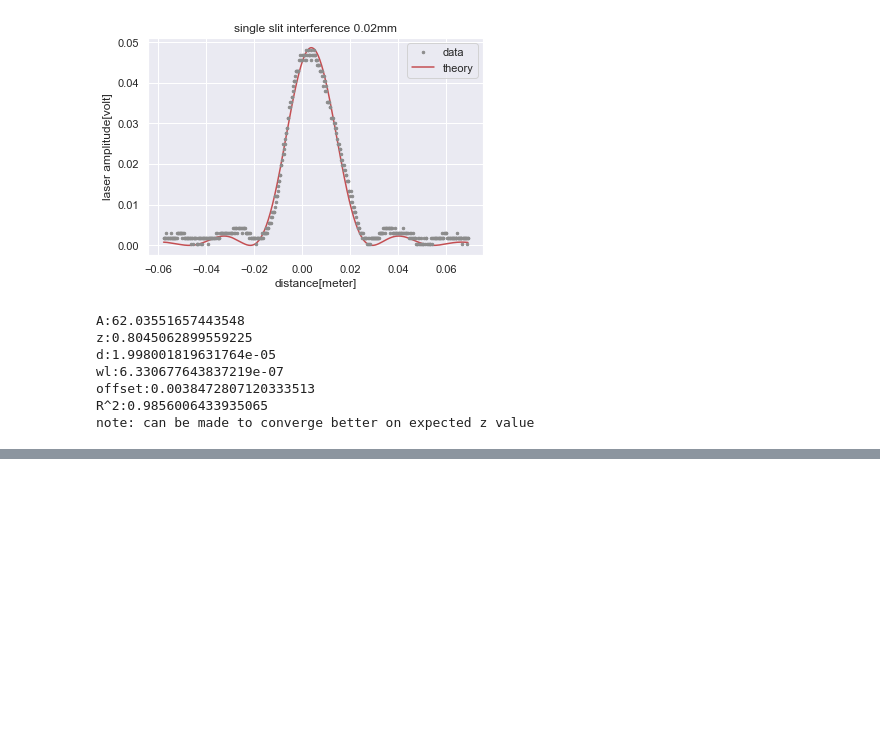
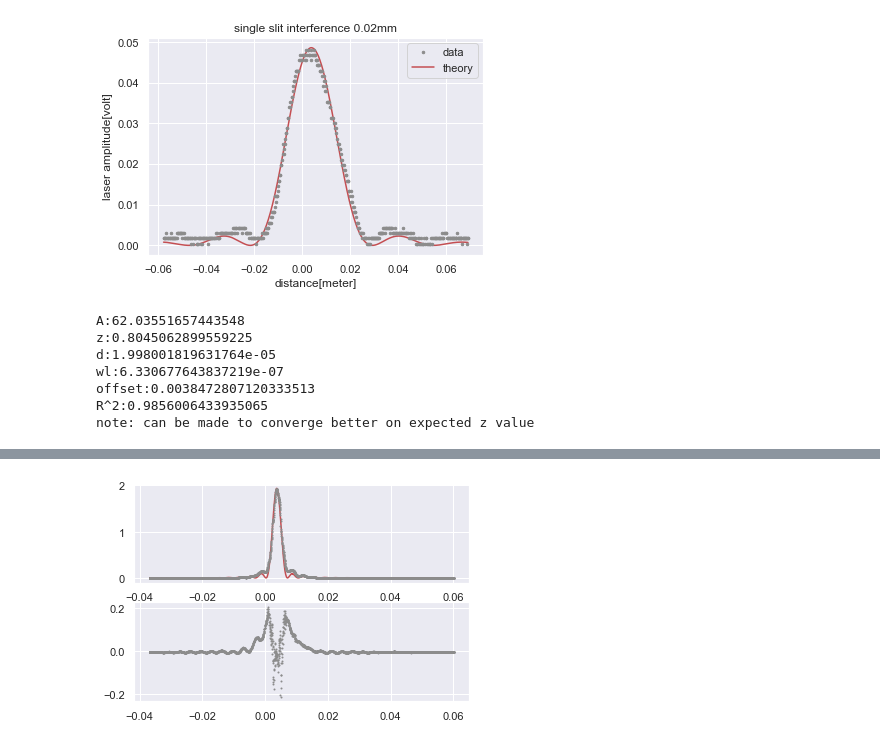
Before and after one commit to EdoMor/notebooks, a Jupyter notebook: edos single slit notebook.ipynb, the cells around one changed output, grey strips where cells are left out. Drawn from its saved outputs; the diff is of its cells as text; code cells hidden in the pictures; blank space fills up the shorter version.

```diff
--- a/edos single slit notebook.ipynb
+++ b/edos single slit notebook.ipynb
@@ -169,0 +172,19 @@ sbs.color_palette()
+# %%
+pname=['A', 'z', 'd', 'wl', 's', 'offset']
+
+z=0.855
+wl=(6.328*(10**(-7)))
+d=16.0e-5
+A=50
+s=0.5
+
+plt.subplot(211)
+plt.plot(xdata,ydata,'.',markersize=2,zorder=2,color=sbs.color_palette()[7])
+popt, pcov=fit.curve_fit(es.single_slit_model_with_integration,xdata,ydata,p0,bounds=bounds)
+plt.plot(xdata,es.single_slit_model_with_integration(xdata,*popt),zorder=1,color=sbs.color_palette()[3])
+plt.subplot(212)
+plt.plot(xdata,ydata-es.single_slit_model_with_integration(xdata,*popt),'.',markersize=2,zorder=2,color=sbs.color_palette()[7])
+plt.ylim()
+plt.show()
+for i in range(len(popt)): print(pname[i]+':'+str(popt[i]))
+print('R^2:'+str(es.Rsquared(xdata,ydata,es.single_slit_model_with_integration,popt)))
@@ -169,0 +220,61 @@ sbs.color_palette()
+# %%
+from scipy.special import erf, erfi, sici
+def experamental(x, A, z, d, wl, s, offset):
+    return A * ((2 * z * np.sin((d * (2 * np.pi / wl) * (x - offset)) / (2 * z)) ** 2) / (
+            (2 * np.pi / wl) * np.pi * (x - offset) ** 2)+(2 * z * (-(z - z * np.cos((d * (2 * np.pi / wl) * (s - (x-offset))) / z) + d * (2 * np.pi / wl) * (s - (x-offset)) * sici((d * (2 * np.pi / wl) * (-s + (x-offset))) / z)[0]) / (
+                2. * (s - (x-offset)) * z) + ((-1 + np.cos((d * (2 * np.pi / wl) * (s + (x-offset))) / z)) / (s + (x-offset)) + (
+                d * (2 * np.pi / wl) * sici((d * (2 * np.pi / wl) * (s + (x-offset))) / z)[0]) / z) / 2.)) / ((2 * np.pi / wl) * np.pi))
+
+def experamental2(x, A, z, d, wl, s, offset):
+    return A*((2 * z * np.sin((d * (2 * np.pi / wl) * (x - offset)) / (2 * z)) ** 2) / (
+            (2 * np.pi / wl) * np.pi * (x - offset) ** 2))*(2 * z * (-(z - z * np.cos((d * (2 * np.pi / wl) * (s - (x-offset))) / z) + d * (2 * np.pi / wl) * (s - (x-offset)) * sici((d * (2 * np.pi / wl) * (-s + (x-offset))) / z)[0]) / (
+                2. * (s - (x-offset)) * z) + ((-1 + np.cos((d * (2 * np.pi / wl) * (s + (x-offset))) / z)) / (s + (x-offset)) + (
+                d * (2 * np.pi / wl) * sici((d * (2 * np.pi / wl) * (s + (x-offset))) / z)[0]) / z) / 2.)) / ((2 * np.pi / wl) * np.pi)
+
+def experamental3(x, A, B, z, d, wl, s, offset):
+    return (A*((2 * z * np.sin((d * (2 * np.pi / wl) * (x - offset)) / (2 * z)) ** 2) / (
+            (2 * np.pi / wl) * np.pi * (x - offset) ** 2))+B*((2 * z * (-(z - z * np.cos((d * (2 * np.pi / wl) * (s - (x-offset))) / z) + d * (2 * np.pi / wl) * (s - (x-offset)) * sici((d * (2 * np.pi / wl) * (-s + (x-offset))) / z)[0]) / (
+                2. * (s - (x-offset)) * z) + ((-1 + np.cos((d * (2 * np.pi / wl) * (s + (x-offset))) / z)) / (s + (x-offset)) + (
+                d * (2 * np.pi / wl) * sici((d * (2 * np.pi / wl) * (s + (x-offset))) / z)[0]) / z) / 2.)) / ((2 * np.pi / wl) * np.pi)))
+
+
+pname=['A', 'z', 'd', 'wl', 's', 'offset']
+pname3=['A', 'B', 'z', 'd', 'wl', 's', 'offset']
+
+# A=2000*8
+# z=0.855
+# d=0.0001601095932597945
+# wl=6.321730646763211e-07
+# offset=-0.01706663013764606
+
+z=0.855
+wl=(6.328*(10**(-7)))
+d=16.0e-5
+A=50
+B=1
+s=0.5
+bounds=((0     ,z-0.01*z,d-0.001*d,wl-wl*0.001,0,-np.inf),
+        (np.inf,z+0.01*z,d+0.001*d,wl+wl*0.001,1,np.inf))
+bounds3=((0    ,0,z-0.01*z,d-0.001*d,wl-wl*0.001,0,-np.inf),
+        (np.inf,np.inf,z+0.01*z,d+0.001*d,wl+wl*0.001,1,np.inf))
+p0=[A, z, d, wl, s, es.offset]
+p03=[A, B, z, d, wl, s, es.offset]
+data=es.read('exp1125/original parameters/single slit/0.16','sweep2.txt')
+xdata=z*np.sin(np.deg2rad((es.volt_to_angle(data['angle'])))) #x data agusted for distortion
+ydata=-data['power']
+def expfit(experamental,bounds,p0,pname):
+    plt.subplot(211)
+    plt.plot(xdata,ydata,'.',markersize=2,zorder=2,color=sbs.color_palette()[7])
+    popt, pcov=fit.curve_fit(experamental,xdata,ydata,p0,bounds=bounds)
+    plt.plot(xdata,experamental(xdata,*popt),zorder=1,color=sbs.color_palette()[3])
+    plt.subplot(212)
+    plt.plot(xdata,ydata-experamental(xdata,*popt),'.',markersize=2,zorder=2,color=sbs.color_palette()[7])
+    plt.ylim()
+    plt.show()
+    for i in range(len(popt)): print(pname[i]+':'+str(popt[i]))
+    print('R^2:'+str(es.Rsquared(xdata,ydata,experamental,popt)))
+    print('-----------------------')
+expfit(experamental,bounds,p0,pname)
+expfit(experamental3,bounds3,p03,pname3)
+# %% [output]
+[figure, added]
```
Also changed, not shown: parts of 6 cells of this notebook, 2 other files.
